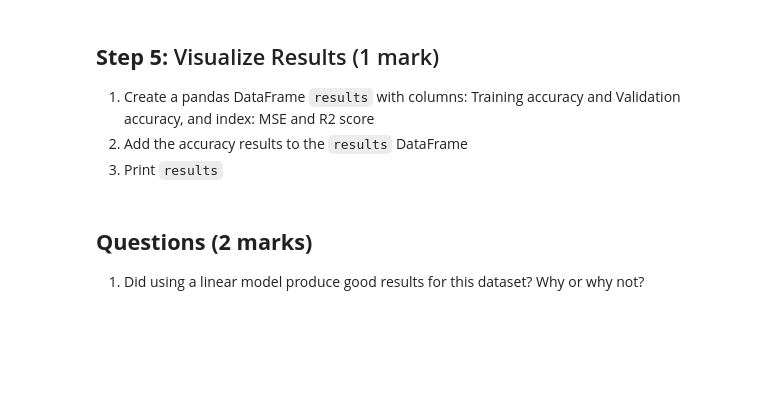
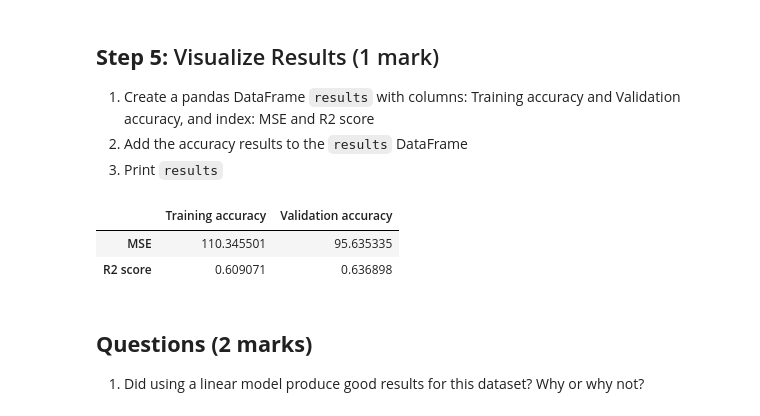
Before and after one commit to yhsben88/ENSF444Assignments, a Jupyter notebook: assignment02/ENSF444_Assignment2.ipynb, the cells around one changed output. Drawn from its saved outputs; the diff is of its cells as text; code cells hidden in the pictures; blank space fills up the shorter version.

Commit message:
fix: part2 steps4&5, accResults data indexing

```diff
--- a/assignment02/ENSF444_Assignment2.ipynb
+++ b/assignment02/ENSF444_Assignment2.ipynb
@@ -372,11 +372,13 @@ predictTrain = model.predict(X_train)
 predictTest = model.predict(X_test)
 
 accParameters = [(predictTrain, y_train), (predictTest, y_test)]
-accResults = []
+accResultsMSE = []
+accResultsR2 = []
 for prediction, y in accParameters:
     MSEAcc = mean_squared_error(y, prediction)
     R2Acc = r2_score(y, prediction)
-    accResults.append((MSEAcc, R2Acc))
+    accResultsMSE.append(MSEAcc)
+    accResultsR2.append(R2Acc)
 # %% [markdown]
 ## **Step 5:** Visualize Results (1 mark)
 1. Create a pandas DataFrame `results` with columns: Training accuracy and Validation accuracy, and index: MSE and R2 score
@@ -384,6 +386,13 @@ for prediction, y in accParameters:
 3. Print `results`
 # %%
 # TO DO: ADD YOUR CODE HERE
+accResults = [accResultsMSE, accResultsR2]
+results = pd.DataFrame(accResults, columns = ["Training accuracy", "Validation accuracy"], index = ["MSE", "R2 score"])
+results
+# %% [output]
+|  | Training accuracy | Validation accuracy |
+| MSE | 110.345501 | 95.635335 |
+| R2 score | 0.609071 | 0.636898 |
 # %% [markdown]
 ## **Questions (2 marks)**
 1. Did using a linear model produce good results for this dataset? Why or why not?
```
